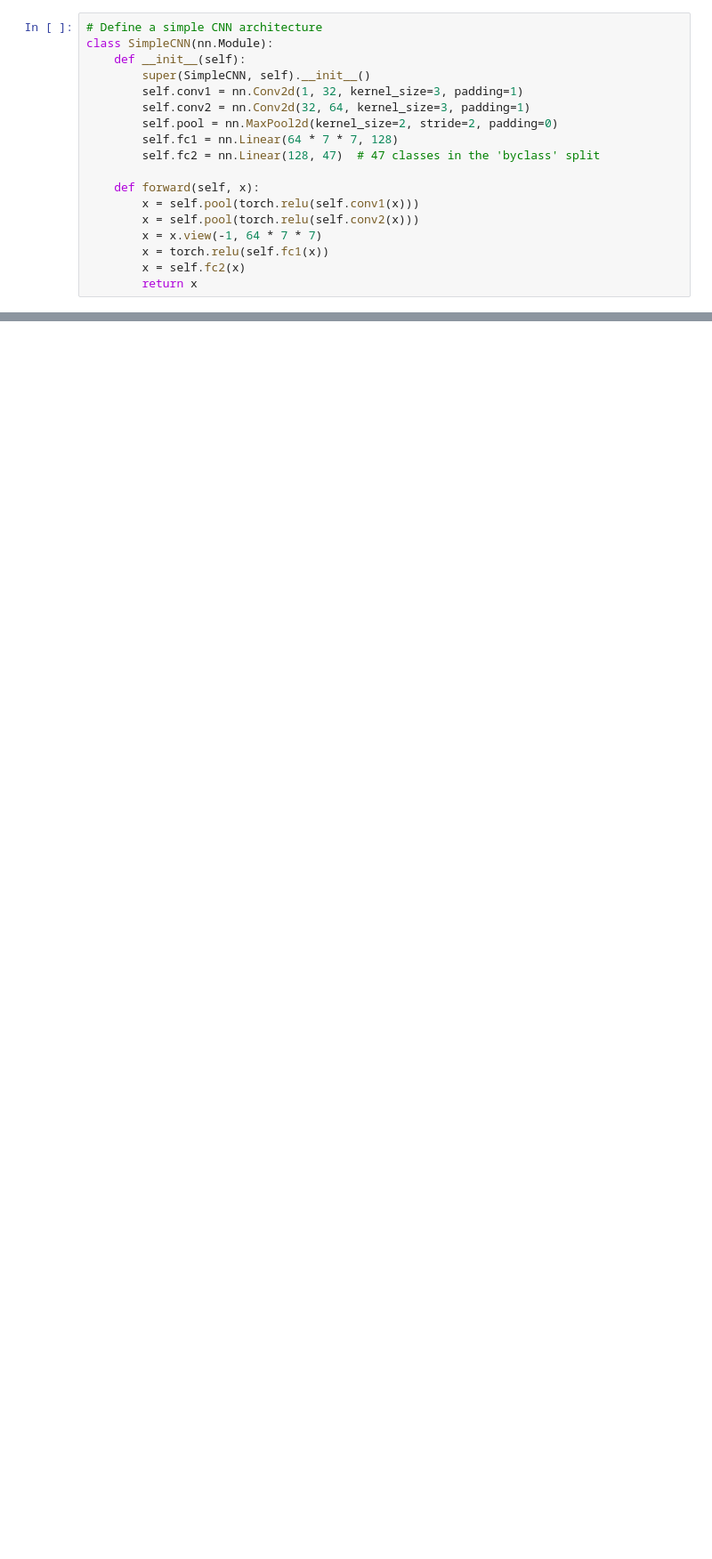
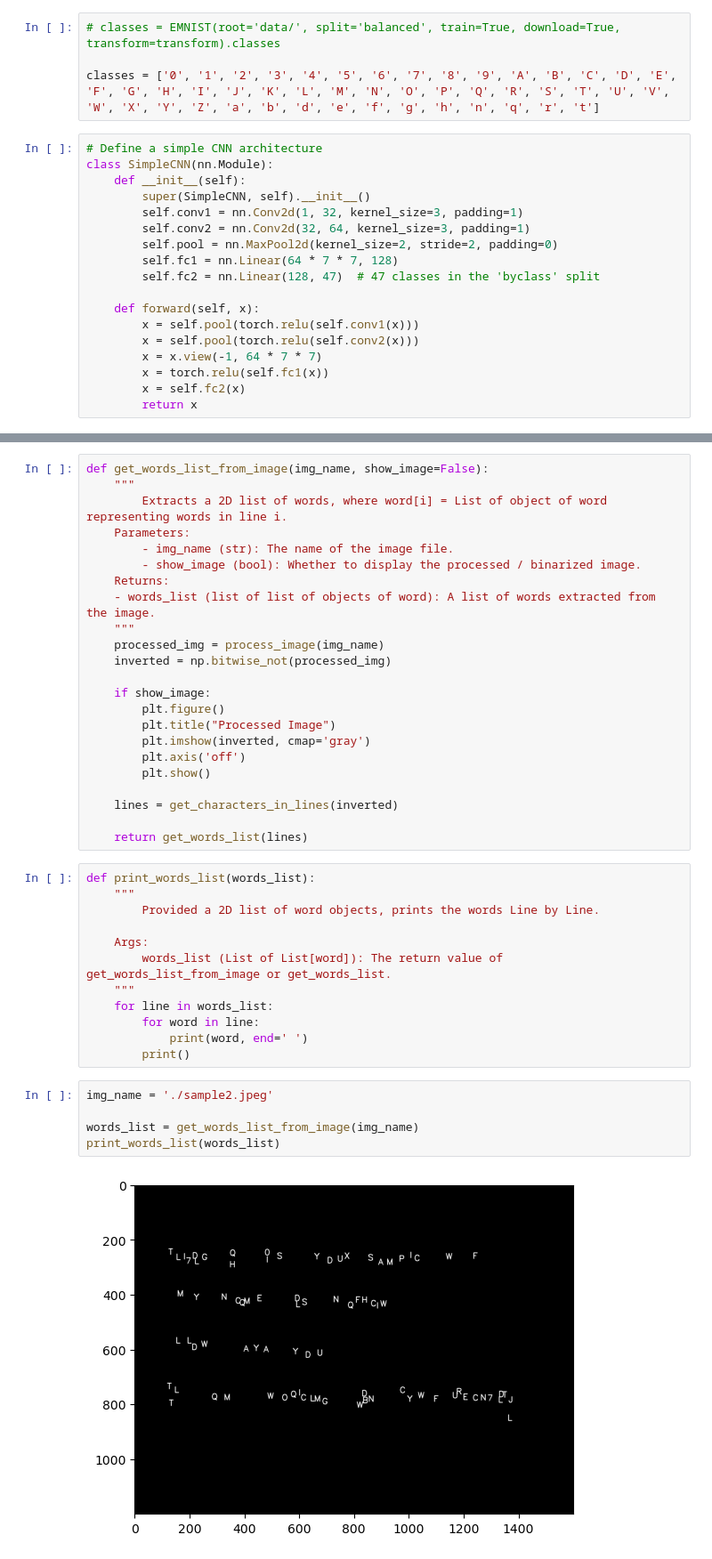
Before and after one commit to RNGesus-exe/python_ai_ocr, a Jupyter notebook: model4/Character_Recognition_Model_ByBalanced4.ipynb, the cells around one changed output, grey strips where cells are left out. Shown at 89% size. Cells and saved outputs as stored; diff of their text form; blank space fills up the shorter version.

Commit message:
model4 : Try prediction the closest word to what we got from the model

```diff
--- a/model4/Character_Recognition_Model_ByBalanced4.ipynb
+++ b/model4/Character_Recognition_Model_ByBalanced4.ipynb
@@ -50,3 +19,7 @@ random_seed=42
+# %%
+# classes = EMNIST(root='data/', split='balanced', train=True, download=True, transform=transform).classes
+
+classes = ['0', '1', '2', '3', '4', '5', '6', '7', '8', '9', 'A', 'B', 'C', 'D', 'E', 'F', 'G', 'H', 'I', 'J', 'K', 'L', 'M', 'N', 'O', 'P', 'Q', 'R', 'S', 'T', 'U', 'V', 'W', 'X', 'Y', 'Z', 'a', 'b', 'd', 'e', 'f', 'g', 'h', 'n', 'q', 'r', 't']
 # %%
 # Define a simple CNN architecture
 class SimpleCNN(nn.Module):
@@ -286,0 +473,42 @@ with pd.ExcelWriter('model4_stats.xlsx') as writer:
+# %%
+def get_words_list_from_image(img_name, show_image=False):
+    """
+        Extracts a 2D list of words, where word[i] = List of object of word representing words in line i.
+    Parameters:
+        - img_name (str): The name of the image file.
+        - show_image (bool): Whether to display the processed / binarized image.
+    Returns:
+    - words_list (list of list of objects of word): A list of words extracted from the image.
+    """
+    processed_img = process_image(img_name)
+    inverted = np.bitwise_not(processed_img)
+
+    if show_image:
+        plt.figure()
+        plt.title("Processed Image")
+        plt.imshow(inverted, cmap='gray')
+        plt.axis('off')
+        plt.show()
+
+    lines = get_characters_in_lines(inverted)
+
+    return get_words_list(lines)
+# %%
+def print_words_list(words_list):
+    """
+        Provided a 2D list of word objects, prints the words Line by Line.
+
+    Args:
+        words_list (List of List[word]): The return value of get_words_list_from_image or get_words_list.
+    """
+    for line in words_list:
+        for word in line:
+            print(word, end=' ')
+        print()
+# %%
+img_name = './sample2.jpeg'
+
+words_list = get_words_list_from_image(img_name)
+print_words_list(words_list)
+# %% [output]
+[figure, added]
```
Also changed, not shown: parts of 44 cells of this notebook, 1 other file.
